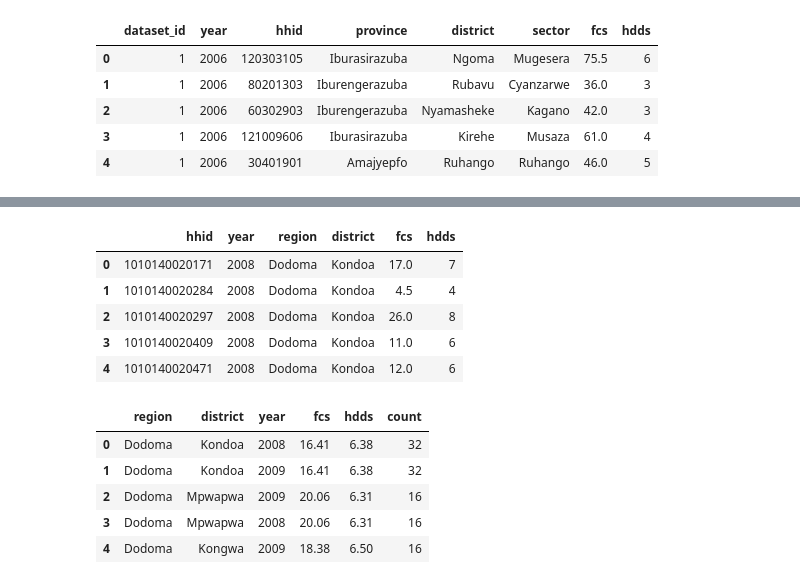
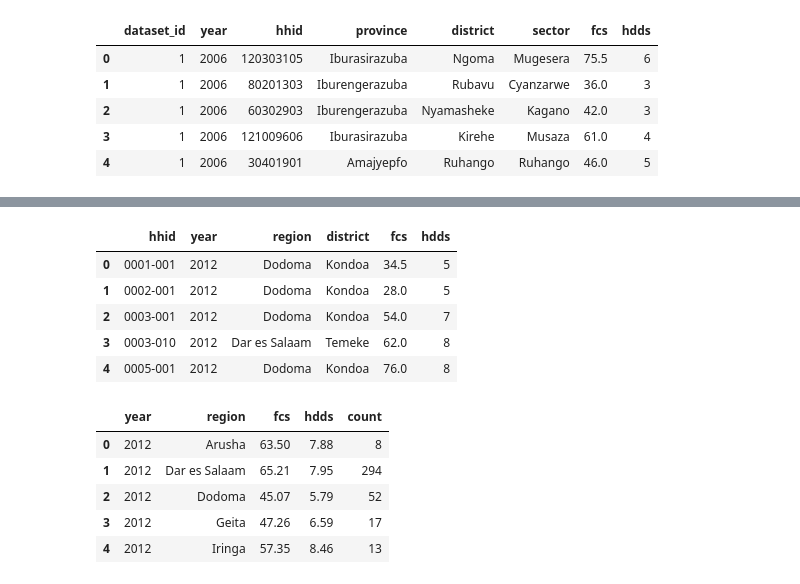
Before and after one commit to ashuu944/Predicting-Food-Security-Indicators, a Jupyter notebook: data_exploration_and_visualization.ipynb, the cells around one changed output, grey strips where cells are left out. Cells and saved outputs as stored; diff of their text form; code cells hidden in the pictures.

```diff
--- a/data_exploration_and_visualization.ipynb
+++ b/data_exploration_and_visualization.ipynb
@@ -546,22 +590,22 @@ tz_mean.to_csv('tanzania_data/tanzania_all_data_mean_by_region.csv', index=False
 # %%
-tz = read_csv('tanzania_data/tanzania_2008_2009_final.csv',delimiter=',')
+tz = read_csv('tanzania_data/tanzania_2012_2013_final.csv',delimiter=',')
 tz.head()
 # %% [output]
 |  | hhid | year | region | district | fcs | hdds |
-| 0 | 1010140020171 | 2008 | Dodoma | Kondoa | 17.0 | 7 |
-| 1 | 1010140020284 | 2008 | Dodoma | Kondoa | 4.5 | 4 |
-| 2 | 1010140020297 | 2008 | Dodoma | Kondoa | 26.0 | 8 |
-| 3 | 1010140020409 | 2008 | Dodoma | Kondoa | 11.0 | 6 |
-| 4 | 1010140020471 | 2008 | Dodoma | Kondoa | 12.0 | 6 |
+| 0 | 0001-001 | 2012 | Dodoma | Kondoa | 34.5 | 5 |
+| 1 | 0002-001 | 2012 | Dodoma | Kondoa | 28.0 | 5 |
+| 2 | 0003-001 | 2012 | Dodoma | Kondoa | 54.0 | 7 |
+| 3 | 0003-010 | 2012 | Dar es Salaam | Temeke | 62.0 | 8 |
+| 4 | 0005-001 | 2012 | Dodoma | Kondoa | 76.0 | 8 |
 # %%
-tz_mean = calculate_mean(tz, ['region','district'], ['fcs','hdds'],['year'])
+tz_mean = calculate_mean(tz, ['year','region'], ['fcs','hdds'])
 tz_mean.head()
 # %% [output]
-|  | region | district | year | fcs | hdds | count |
-| 0 | Dodoma | Kondoa | 2008 | 16.41 | 6.38 | 32 |
-| 1 | Dodoma | Kondoa | 2009 | 16.41 | 6.38 | 32 |
-| 2 | Dodoma | Mpwapwa | 2009 | 20.06 | 6.31 | 16 |
-| 3 | Dodoma | Mpwapwa | 2008 | 20.06 | 6.31 | 16 |
-| 4 | Dodoma | Kongwa | 2009 | 18.38 | 6.50 | 16 |
+|  | year | region | fcs | hdds | count |
+| 0 | 2012 | Arusha | 63.50 | 7.88 | 8 |
+| 1 | 2012 | Dar es Salaam | 65.21 | 7.95 | 294 |
+| 2 | 2012 | Dodoma | 45.07 | 5.79 | 52 |
+| 3 | 2012 | Geita | 47.26 | 6.59 | 17 |
+| 4 | 2012 | Iringa | 57.35 | 8.46 | 13 |
 # %%
 #save the dataset
```
Also changed, not shown: parts of 13 cells of this notebook, 1 other file.
